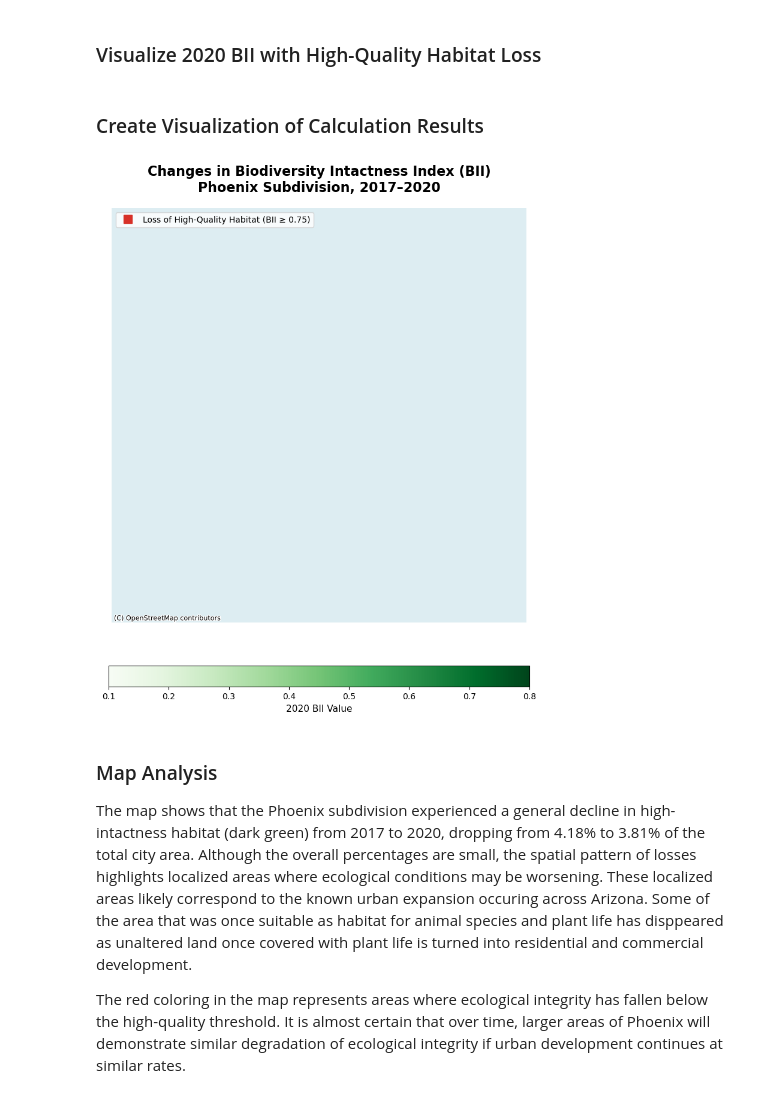
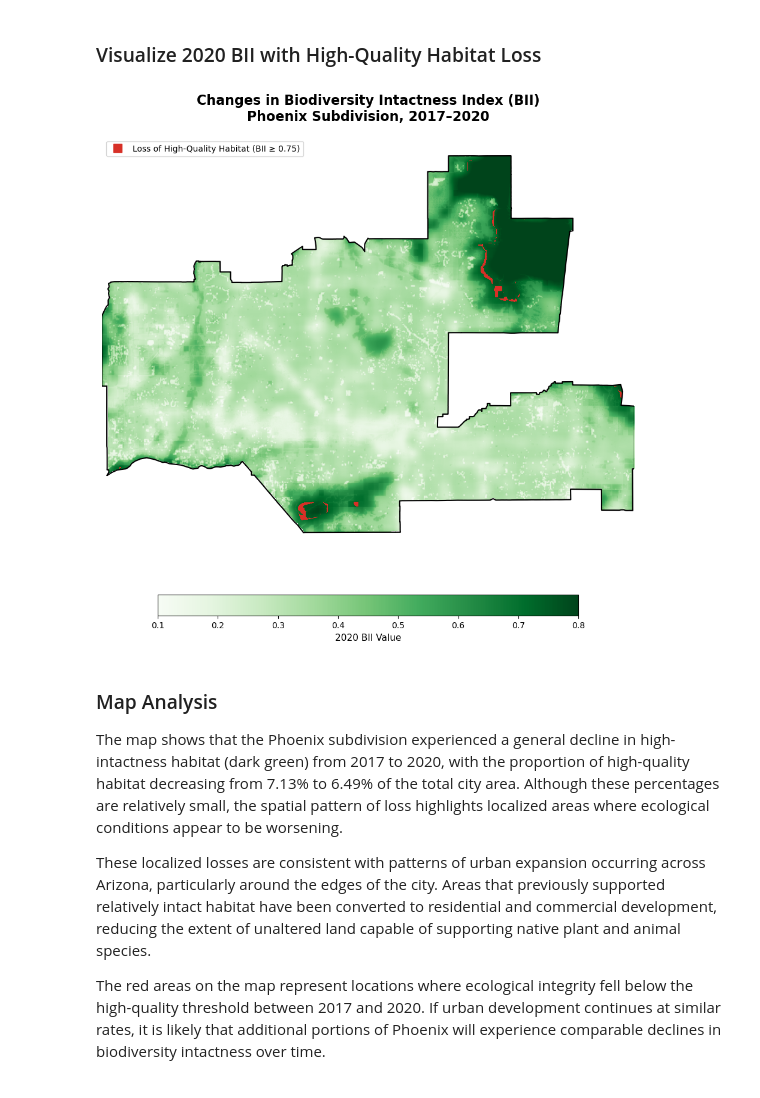
Before and after one commit to kaimorquecho/eds220_biodiversity_phoenix_az, a Jupyter notebook: biodiversity_intactness_arizona.ipynb, the cells around one changed output. Cells and saved outputs as stored; diff of their text form; code cells hidden in the pictures.

```diff
--- a/biodiversity_intactness_arizona.ipynb
+++ b/biodiversity_intactness_arizona.ipynb
@@ -265,37 +265,20 @@ loss_mask = high_bii_2017 & (~high_bii_2020)
 loss_plot = loss_mask.astype(float).where(loss_mask, np.nan)
 # %% [markdown]
 ### Visualize 2020 BII with High-Quality Habitat Loss
-# %% [markdown]
-### Create Visualization of Calculation Results
 # %%
-# Reproject rasters and boundary to EPSG:3857 for basemap compatibility
-phoenix_2020_web = phoenix_2020.rio.reproject("EPSG:3857")
-loss_plot_web = loss_plot.rio.reproject("EPSG:3857")
-phoenix_shape_web = phoenix_shape.to_crs("EPSG:3857")
-
-
 fig, ax = plt.subplots(figsize=(12, 10))
-
-# Add basemap for spatial context
-ctx.add_basemap(
-    ax,
-    source=ctx.providers.OpenStreetMap.Mapnik,
-    alpha=0.4,
-    zoom=10
-)
-
 
 # Plot 2020 BII as background
 bii_img = ax.imshow(
-    phoenix_2020_web.squeeze().values,
+    phoenix_2020.squeeze().values,
     cmap="Greens",
     vmin=0.1,
     vmax=0.8,
     extent=[
-        phoenix_2020_web.x.min(),
-        phoenix_2020_web.x.max(),
-        phoenix_2020_web.y.min(),
-        phoenix_2020_web.y.max()
+        phoenix_2020.x.min(),
+        phoenix_2020.x.max(),
+        phoenix_2020.y.min(),
+        phoenix_2020.y.max()
     ],
     origin="upper",
     aspect="auto"
@@ -305,22 +288,22 @@ bii_img = ax.imshow(
 red_cmap = ListedColormap(["#d73027"])
 
 ax.imshow(
-    loss_plot_web.values,
+    loss_plot.values,
     cmap=red_cmap,
     vmin=0,
     vmax=1,
     extent=[
-        loss_plot_web.x.min(),
-        loss_plot_web.x.max(),
-        loss_plot_web.y.min(),
-        loss_plot_web.y.max()
+        loss_plot.x.min(),
+        loss_plot.x.max(),
+        loss_plot.y.min(),
+        loss_plot.y.max()
     ],
     origin="upper",
     aspect="auto"
 )
 
 # Phoenix boundary
-phoenix_shape_web.boundary.plot(
+phoenix_shape.boundary.plot(
     ax=ax,
     color="black",
     linewidth=1.5
@@ -335,36 +318,39 @@ cbar = plt.colorbar(
     shrink=0.6
 )
 # Label colorbar
 cbar.set_label("2020 BII Value",
                fontsize=11)
 
 # Title and legend
 ax.set_title(
     "Changes in Biodiversity Intactness Index (BII)\n"
     "Phoenix Subdivision, 2017–2020",
     fontsize=16,
     fontweight="bold",
     pad=20
 )
 
 ax.plot(
     [], [],
     marker="s",
     color="#d73027",
     linestyle="",
     markersize=10,
     label="Loss of High-Quality Habitat (BII ≥ 0.75)"
 )
 ax.legend(loc="upper left",
           frameon=True)
 
 ax.axis("off")
 plt.tight_layout()
 plt.show()
 # %% [output]
-[figure, old version]
+[figure, new version]
 # %% [markdown]
 ### Map Analysis
-The map shows that the Phoenix subdivision experienced a general decline in high-intactness habitat (dark green) from 2017 to 2020, dropping from 4.18% to 3.81% of the total city area. Although the overall percentages are small, the spatial pattern of losses highlights localized areas where ecological conditions may be worsening. These localized areas likely correspond to the known urban expansion occuring across Arizona. Some of the area that was once suitable as habitat for animal species and plant life has disppeared as unaltered land once covered with plant life is turned into residential and commercial development.
 
-The red coloring in the map represents areas where ecological integrity has fallen below the high-quality threshold. It is almost certain that over time, larger areas of Phoenix will demonstrate similar degradation of ecological integrity if urban development continues at similar rates.
+The map shows that the Phoenix subdivision experienced a general decline in high-intactness habitat (dark green) from 2017 to 2020, with the proportion of high-quality habitat decreasing from 7.13% to 6.49% of the total city area. Although these percentages are relatively small, the spatial pattern of loss highlights localized areas where ecological conditions appear to be worsening.
+
+These localized losses are consistent with patterns of urban expansion occurring across Arizona, particularly around the edges of the city. Areas that previously supported relatively intact habitat have been converted to residential and commercial development, reducing the extent of unaltered land capable of supporting native plant and animal species.
+
+The red areas on the map represent locations where ecological integrity fell below the high-quality threshold between 2017 and 2020. If urban development continues at similar rates, it is likely that additional portions of Phoenix will experience comparable declines in biodiversity intactness over time.
```
